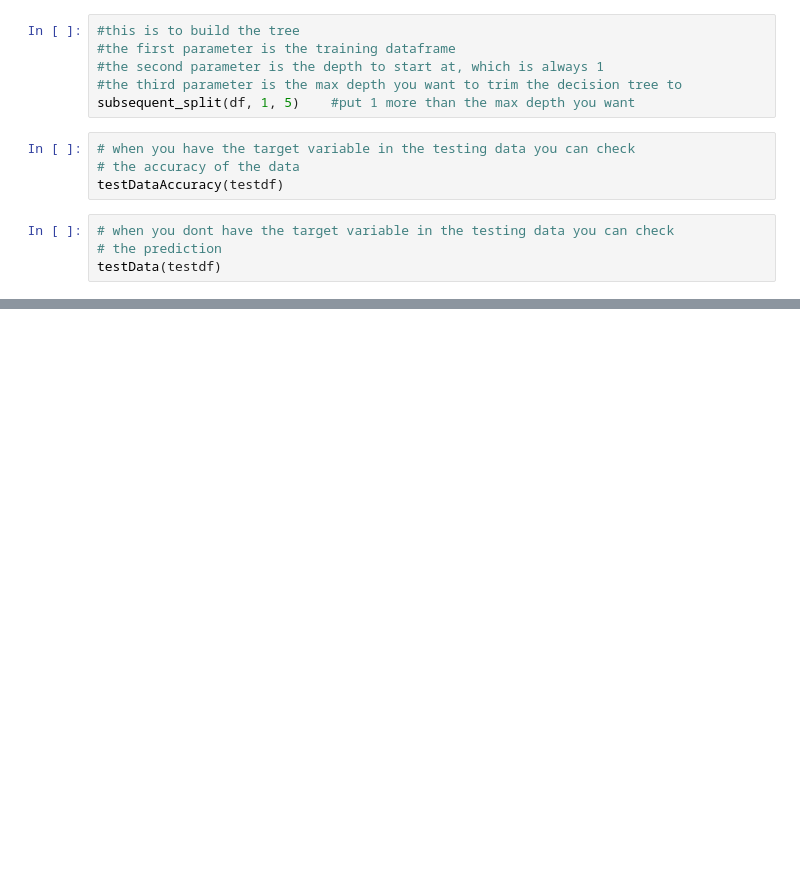
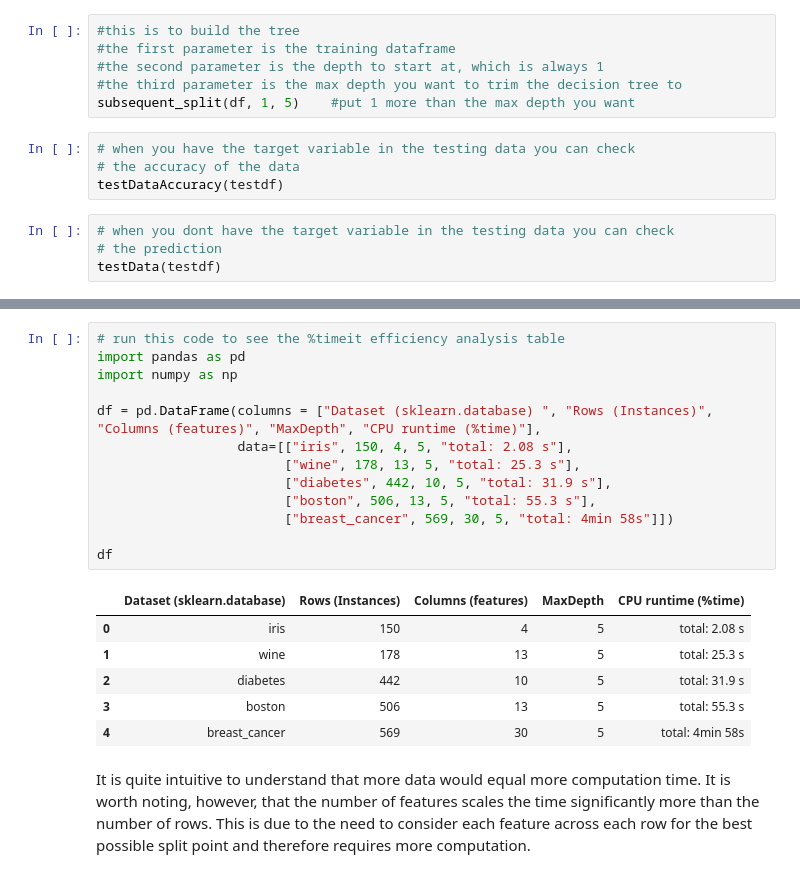
Before and after one commit to DamienSmith/UTS_ML2019_ID13039957, a Jupyter notebook: A2_PracticalProject_13039957_13026998.ipynb, the cells around one changed output, grey strips where cells are left out. Drawn from its saved outputs; the diff is of its cells as text; blank space fills up the shorter version.

```diff
--- a/A2_PracticalProject_13039957_13026998.ipynb
+++ b/A2_PracticalProject_13039957_13026998.ipynb
@@ -612,0 +782,22 @@ Propose Possible Improvements
+# %%
+# run this code to see the %timeit efficiency analysis table
+import pandas as pd
+import numpy as np
+
+df = pd.DataFrame(columns = ["Dataset (sklearn.database) ", "Rows (Instances)", "Columns (features)", "MaxDepth", "CPU runtime (%time)"],
+                  data=[["iris", 150, 4, 5, "total: 2.08 s"],
+                        ["wine", 178, 13, 5, "total: 25.3 s"],
+                        ["diabetes", 442, 10, 5, "total: 31.9 s"],
+                        ["boston", 506, 13, 5, "total: 55.3 s"],
+                        ["breast_cancer", 569, 30, 5, "total: 4min 58s"]])
+
+df
+# %% [output]
+|  | Dataset (sklearn.database) | Rows (Instances) | Columns (features) | MaxDepth | CPU runtime (%time) |
+| 0 | iris | 150 | 4 | 5 | total: 2.08 s |
+| 1 | wine | 178 | 13 | 5 | total: 25.3 s |
+| 2 | diabetes | 442 | 10 | 5 | total: 31.9 s |
+| 3 | boston | 506 | 13 | 5 | total: 55.3 s |
+| 4 | breast_cancer | 569 | 30 | 5 | total: 4min 58s |
+# %% [markdown]
+It is quite intuitive to understand that more data would equal more computation time. It is worth noting, however, that the number of features scales the time significantly more than the number of rows. This is due to the need to consider each feature across each row for the best possible split point and therefore requires more computation.
```
Also changed, not shown: parts of 18 cells of this notebook.
